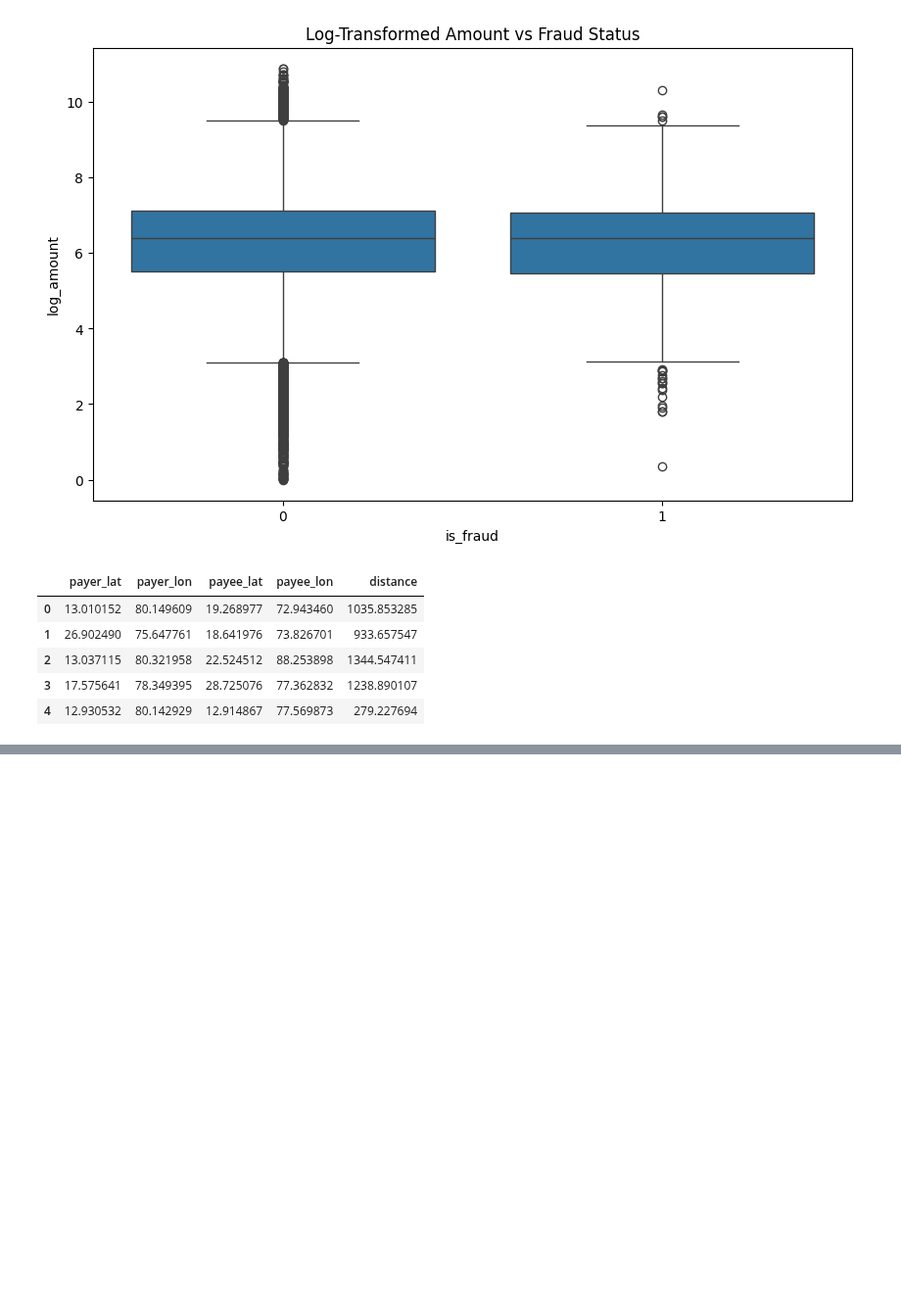
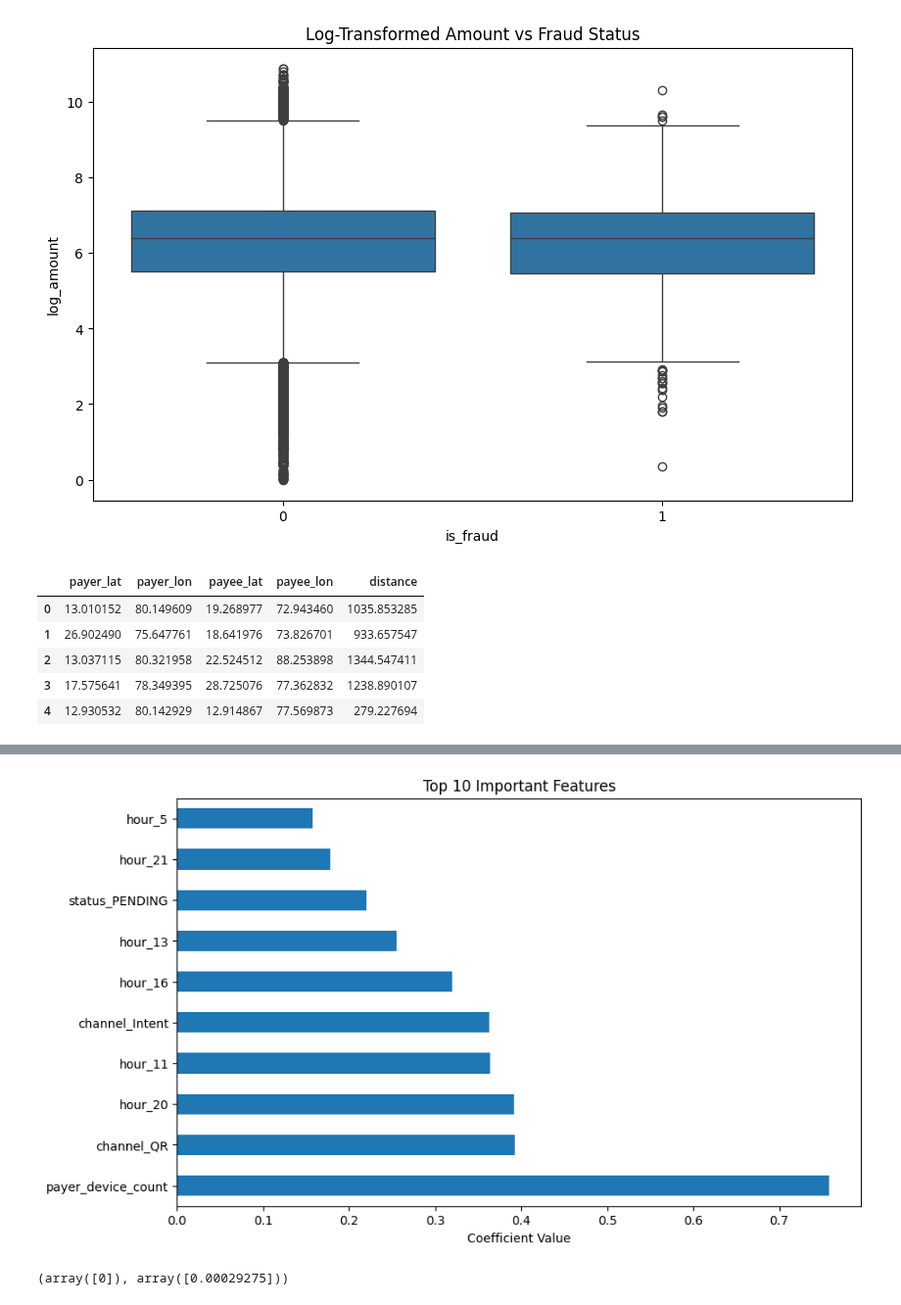
Before and after one commit to rahul8879/rbyte_ai_engineering, a Jupyter notebook: case_study/notebook/01_eda.ipynb, the cells around one changed output, grey strips where cells are left out. Shown at 98% size. Drawn from its saved outputs; the diff is of its cells as text; code cells hidden in the pictures; blank space fills up the shorter version.

```diff
--- a/case_study/notebook/01_eda.ipynb
+++ b/case_study/notebook/01_eda.ipynb
@@ -180,0 +332,10 @@ data[['payer_lat', 'payer_lon', 'payee_lat', 'payee_lon', 'distance']].head()
+# %%
+# lets see important features
+feature_importance = pd.Series(best_model.coef_[0], index=X.columns).sort_values(ascending=False)
+plt.figure(figsize=(10, 6))
+feature_importance.head(10).plot(kind='barh')
+plt.title('Top 10 Important Features')
+plt.xlabel('Coefficient Value')
+plt.show()
+# %% [output]
+[figure, added]
@@ -180,0 +379,34 @@ data[['payer_lat', 'payer_lon', 'payee_lat', 'payee_lon', 'distance']].head()
+# %%
+# lets do the single prediction
+# load the model
+with open('fraud_detection_model.pkl', 'rb') as f:
+    loaded_model = pickle.load(f)
+# sample input data
+sample_input = pd.DataFrame([{
+    'txn_id': 'TXN123456',
+    'timestamp': '2023-10-01 14:30:00',
+    'txn_type': 'payment',
+    'channel': 'mobile',
+    'amount': 1500.00,
+    'status': 'completed',
+    'payer_upi': 'payer_001',
+    'payee_upi': 'payee_001',
+    'payer_device_id': 'device_001',
+    'payee_device_id': 'device_002',
+    'payer_city': 'CityA',
+    'payee_city': 'CityB',
+    'payer_lat': 12.9716,
+    'payer_lon': 77.5946,
+    'payee_lat': 13.0827,
+    'payee_lon': 80.2707
+}])
+# featurize the input
+featurized_input = featurize_input(sample_input)
+# align the input features with training features
+featurized_input = featurized_input.reindex(columns=X.columns, fill_value=0)
+# predict
+prediction = loaded_model.predict(featurized_input)
+prediction_proba = loaded_model.predict_proba(featurized_input)[:, 1]
+prediction, prediction_proba
+# %% [output]
+(array([0]), array([0.00029275]))
```
Also changed, not shown: parts of 17 cells of this notebook, 4 other files.
